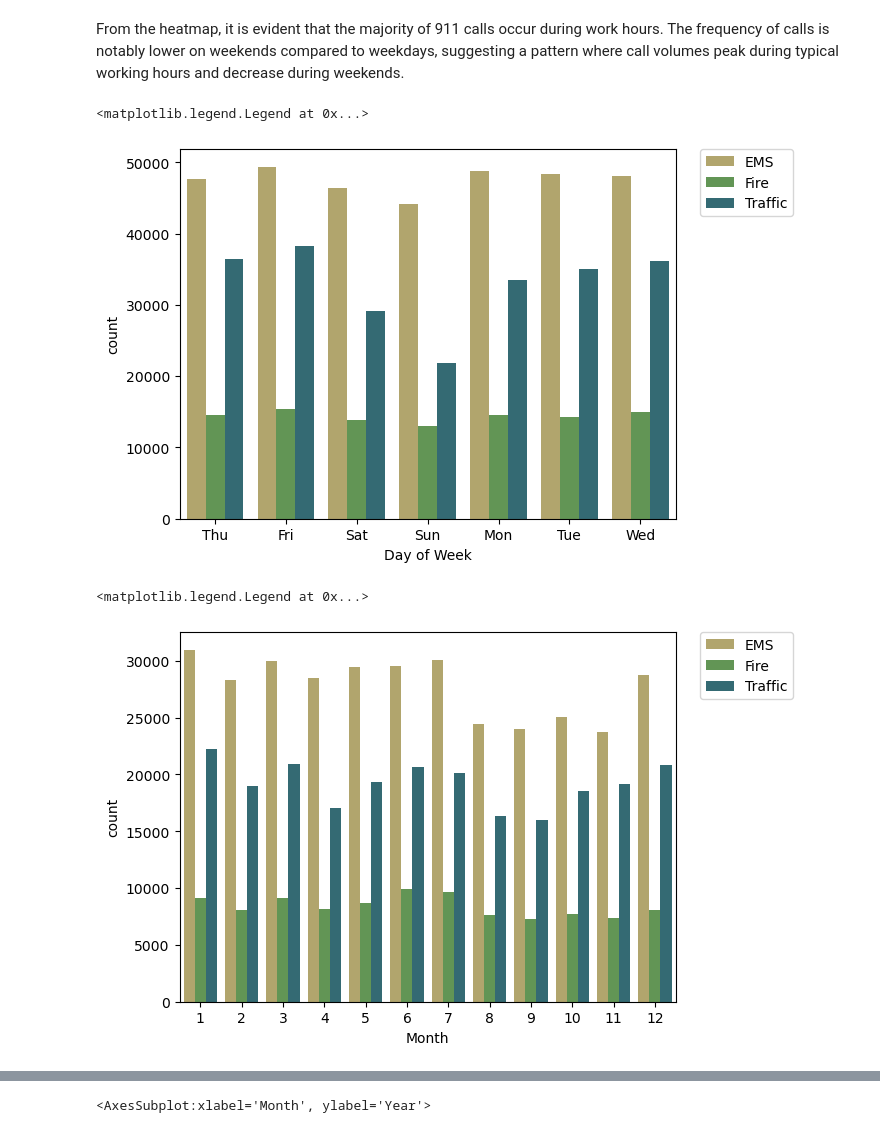
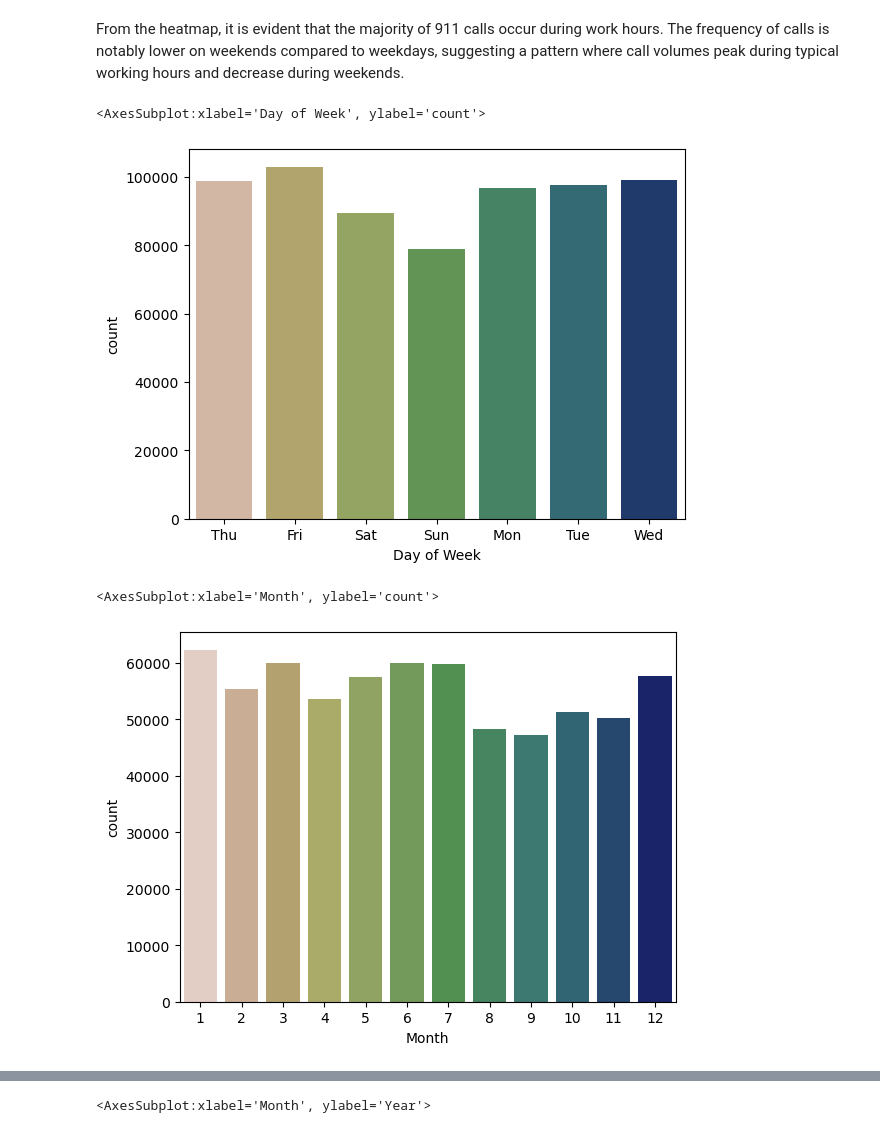
Before and after one commit to Ujjwal-deep/Exploratory-Data-Analysis-in-python, a Jupyter notebook: project/911 Calls project.ipynb, the cells around one changed output, grey strips where cells are left out. Drawn from its saved outputs; the diff is of its cells as text; code cells hidden in the pictures.

```diff
--- a/project/911 Calls project.ipynb
+++ b/project/911 Calls project.ipynb
@@ -159,15 +159,13 @@ sns.heatmap(dayhr,cmap = 'coolwarm')
 # %% [markdown]
 From the heatmap, it is evident that the majority of 911 calls occur during work hours. The frequency of calls is notably lower on weekends compared to weekdays, suggesting a pattern where call volumes peak during typical working hours and decrease during weekends.
 # %%
-sns.countplot(x = 'Day of Week', data = df, hue = 'Reason',palette = 'gist_earth_r')
-plt.legend(bbox_to_anchor = (1.05,1), loc = 2, borderaxespad=0.)
+sns.countplot(x = 'Day of Week', data = df,palette = 'gist_earth_r')
 # %% [output]
-<matplotlib.legend.Legend at 0x...>
+<AxesSubplot:xlabel='Day of Week', ylabel='count'>
-[figure, old version]
+[figure, new version]
 # %%
-sns.countplot(x = 'Month', data = df, hue = 'Reason',palette = 'gist_earth_r')
-plt.legend(bbox_to_anchor = (1.05,1), loc = 2, borderaxespad=0.)
+sns.countplot(x = 'Month', data = df,palette = 'gist_earth_r')
 # %% [output]
-<matplotlib.legend.Legend at 0x...>
+<AxesSubplot:xlabel='Month', ylabel='count'>
-[figure, old version]
+[figure, new version]
 # %% [markdown]
```
Also changed, not shown: parts of 24 cells of this notebook.
